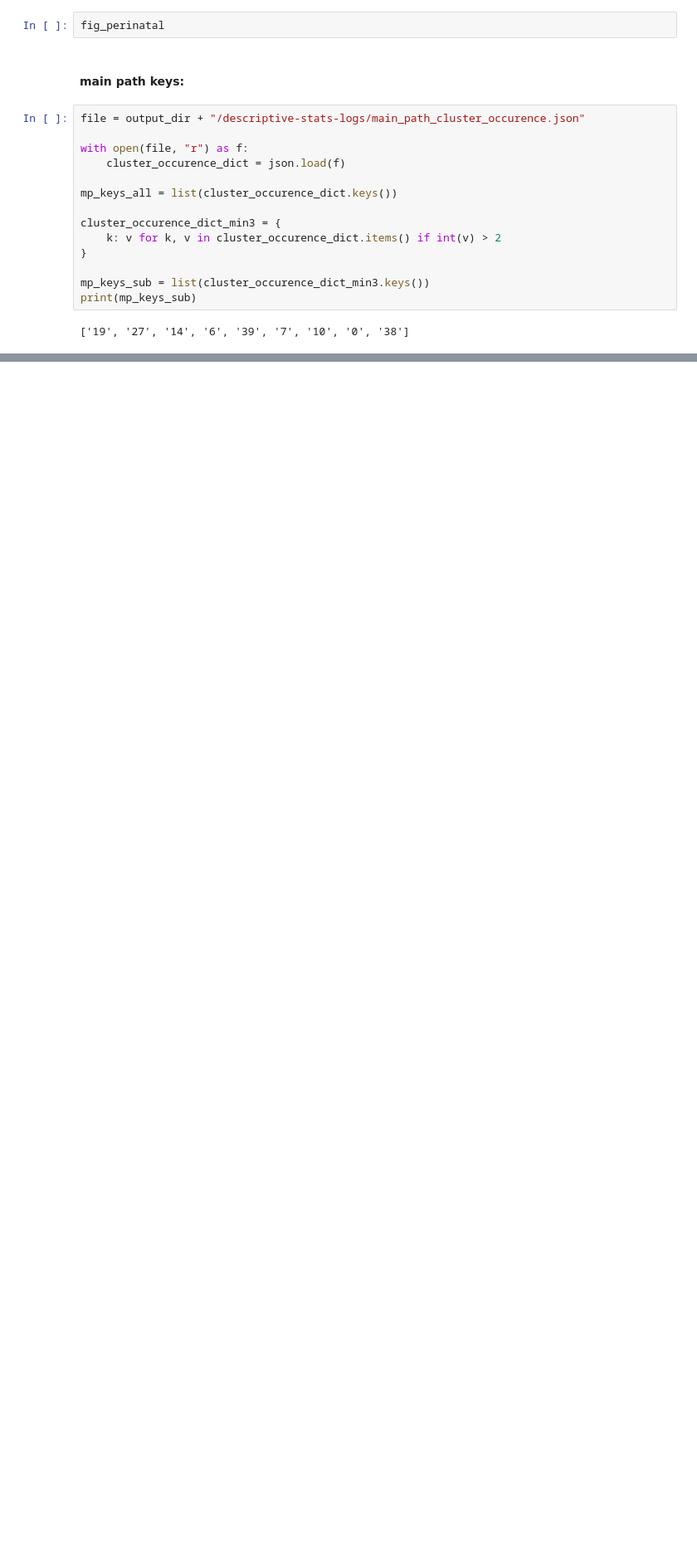
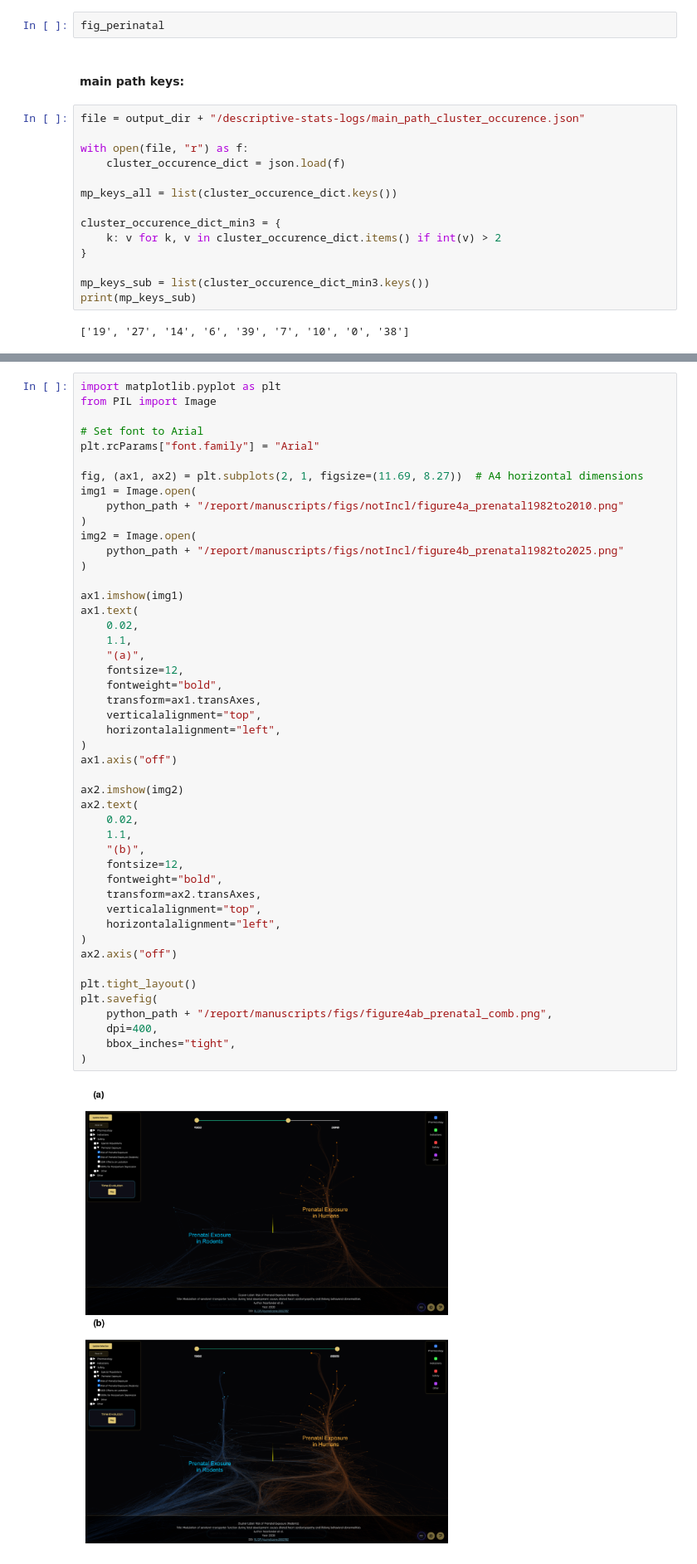
Before and after one commit to jarolim14/SSRI-Evolution, a Jupyter notebook: notebooks/09-ClusterProgressions.ipynb, the cells around one changed output, grey strips where cells are left out. Shown at 83% size. Drawn from its saved outputs; the diff is of its cells as text; blank space fills up the shorter version.

```diff
--- a/notebooks/09-ClusterProgressions.ipynb
+++ b/notebooks/09-ClusterProgressions.ipynb
@@ -329,0 +321,49 @@ fig2
+# %%
+import matplotlib.pyplot as plt
+from PIL import Image
+
+# Set font to Arial
+plt.rcParams["font.family"] = "Arial"
+
+fig, (ax1, ax2) = plt.subplots(2, 1, figsize=(11.69, 8.27))  # A4 horizontal dimensions
+img1 = Image.open(
+    python_path + "/report/manuscripts/figs/notIncl/figure4a_prenatal1982to2010.png"
+)
+img2 = Image.open(
+    python_path + "/report/manuscripts/figs/notIncl/figure4b_prenatal1982to2025.png"
+)
+
+ax1.imshow(img1)
+ax1.text(
+    0.02,
+    1.1,
+    "(a)",
+    fontsize=12,
+    fontweight="bold",
+    transform=ax1.transAxes,
+    verticalalignment="top",
+    horizontalalignment="left",
+)
+ax1.axis("off")
+
+ax2.imshow(img2)
+ax2.text(
+    0.02,
+    1.1,
+    "(b)",
+    fontsize=12,
+    fontweight="bold",
+    transform=ax2.transAxes,
+    verticalalignment="top",
+    horizontalalignment="left",
+)
+ax2.axis("off")
+
+plt.tight_layout()
+plt.savefig(
+    python_path + "/report/manuscripts/figs/figure4ab_prenatal_comb.png",
+    dpi=400,
+    bbox_inches="tight",
+)
+# %% [output]
+[figure, added]
```
Also changed, not shown: parts of 12 cells of this notebook, 35 other files.
